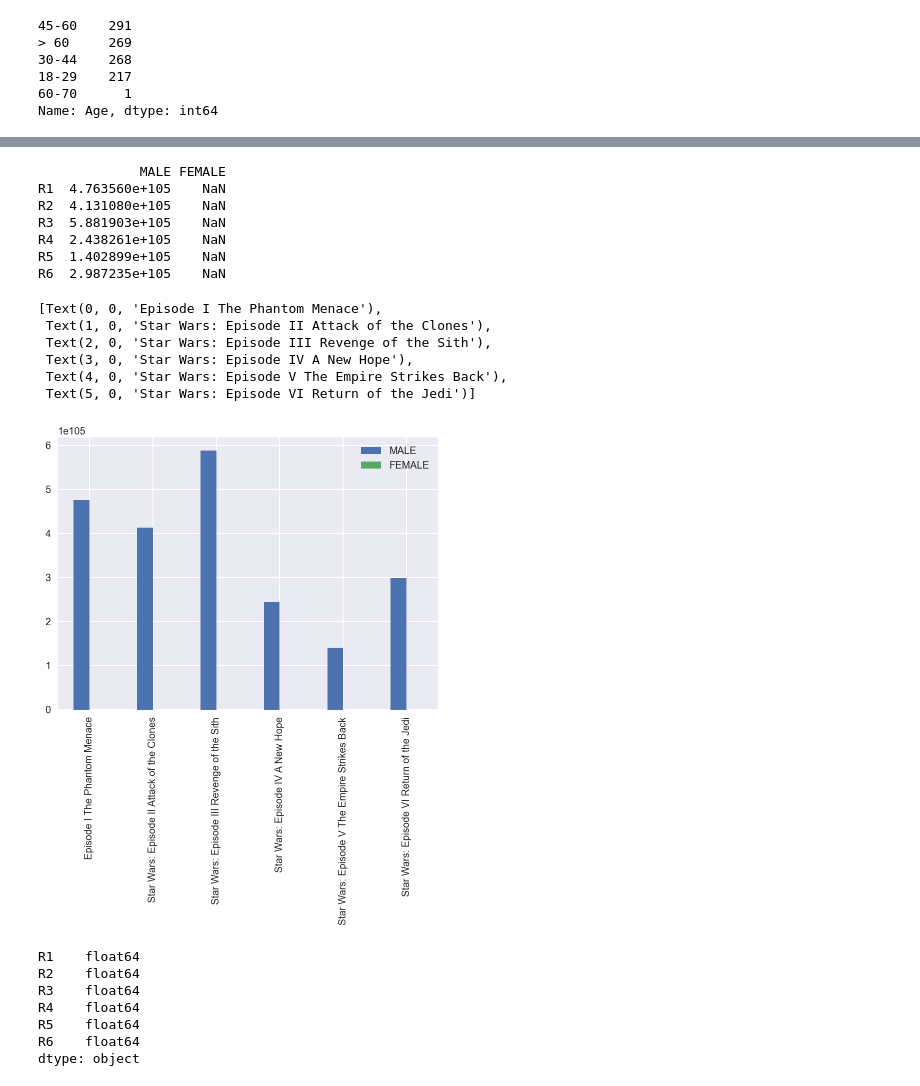
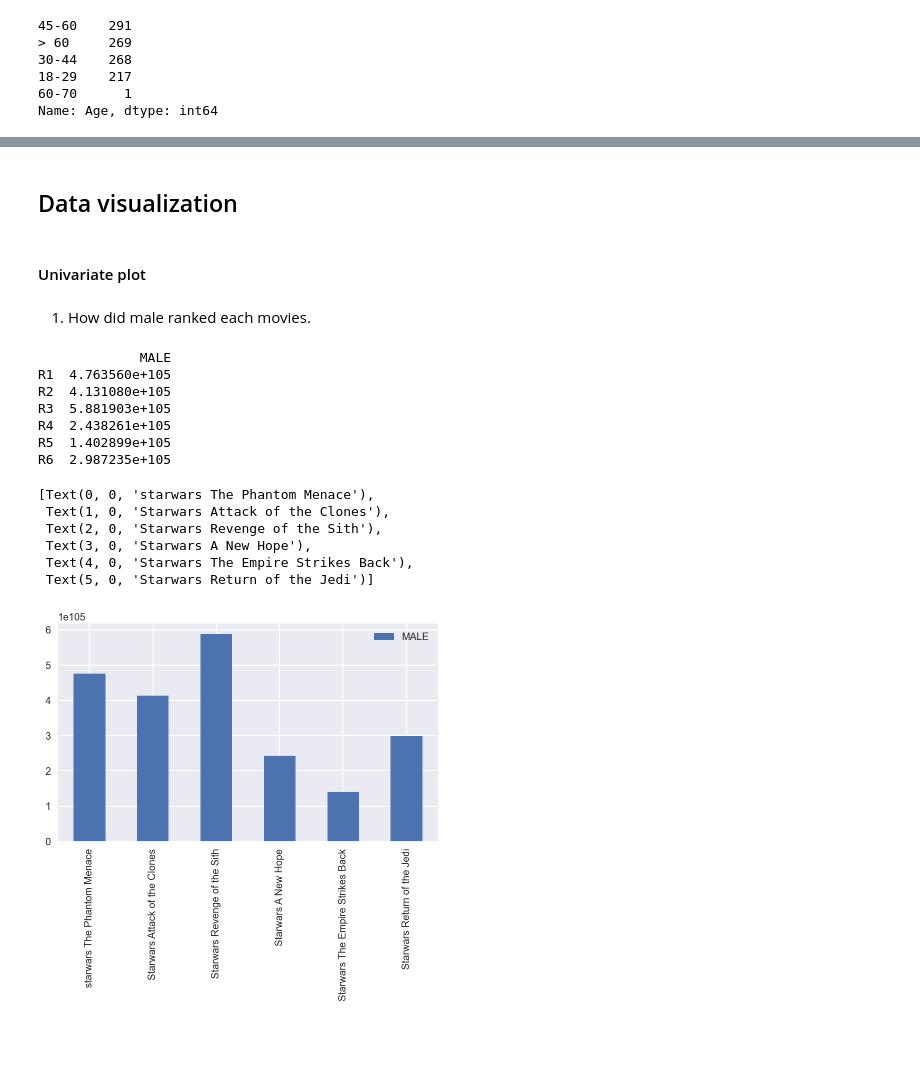
Before and after one commit to prashantt777/Machine-learning-Phase-1, a Jupyter notebook: Phase 1_prashant_S3790132.ipynb, the cells around one changed output, grey strips where cells are left out. Saved outputs shown, nothing was run; the diff lists cells and outputs as text; code cells hidden in the pictures; blank space fills up the shorter version.

```diff
--- a/Phase 1_prashant_S3790132.ipynb
+++ b/Phase 1_prashant_S3790132.ipynb
@@ -52,0 +266,2 @@ starwar=pd.read_csv('StarWars.csv',encoding='latin-1' )
+# %%
+starwar.drop(['RespondentID'],inplace = True, axis=1)
@@ -215,5 +400,4 @@
 # %%
-typos = {'YESS': 'Y',
-         'NOO':'N',
-         'F':'FEMALE'}
+typos = {'YESS': 'YES',
+         'NOO':'NO'}
 starwar[(starwar.select_dtypes(['object'])).columns] = starwar.select_dtypes(['object']).apply(lambda x: x.replace(typos))
@@ -342,12 +496,12 @@ dtype: int64
 # %%
-## Removing the nan in 'respondent ID' variable since it is having unique values. We only need rows in which 'respondent ID' is not null
+
 starwar.isnull().sum()
 starwar = starwar[pd.notnull(starwar['Have you seen any of the 6 films in the Star Wars franchise?'])]
 starwar = starwar[pd.notnull(starwar['Do you consider yourself to be a fan of the Star Wars film franchise?'])]
-#starwar = starwar[pd.notnull(starwar['Please rank the Star Wars films in order of preference with 1 being your favorite film in the franchise and 6 being your least favorite film.'])]
-#starwar = starwar[pd.notnull(starwar['R2'])]
-#starwar = starwar[pd.notnull(starwar['R3'])]
-#starwar = starwar[pd.notnull(starwar['Please state whether you view the following characters favorably, unfavorably, or are unfamiliar with him/her.'])]
+starwar = starwar[pd.notnull(starwar['R1'])]
+starwar = starwar[pd.notnull(starwar['R2'])]
+starwar = starwar[pd.notnull(starwar['R3'])]
+starwar = starwar[pd.notnull(starwar['F_Han Solo'])]
 starwar = starwar[pd.notnull(starwar['F_Luke Skywalker'])]
 starwar = starwar[pd.notnull(starwar['F_Princess Leia Organa'])]
 starwar = starwar[pd.notnull(starwar['F_Anakin Skywalker'])]
@@ -361,3 +515,4 @@ starwar = starwar[pd.notnull(starwar['F_R2 D2'])]
 starwar = starwar[pd.notnull(starwar['F_Jar Jar Binks'])]
 starwar = starwar[pd.notnull(starwar['F_Padme Amidala'])]
 starwar = starwar[pd.notnull(starwar['F_Yoda'])]
+starwar = starwar[pd.notnull(starwar['Are you familiar with the Expanded Universe?'])]
@@ -450,41 +584,35 @@ dtype: int64
+# %% [markdown]
+## Data visualization
+# %% [markdown]
+#### Univariate plot
+# %% [markdown]
+1. How did male ranked each movies.
 # %%
+
 males = starwar[starwar["Gender"] == "MALE"]
-females = starwar[starwar["Gender"] == "FEMALE" ]
 
-ranked_by_gender = pd.DataFrame({'MALE':males[males.columns[9:15]].mean(),
-                              'FEMALE':females[females.columns[9:15]].mean()})
-print(ranked_by_gender)
+ranked_gender = pd.DataFrame({'MALE':males[males.columns[8:15]].mean()})
+print(ranked_gender)
 
 
-fig = plt.figure(figsize=(15, 5))
+fig = plt.figure(figsize=(15, 4))
 s1 = fig.add_subplot(1, 2, 1)
-s1 = ranked_by_gender.plot(kind = 'bar' ,ax=s1)
-s1.set_xticklabels(['Episode I The Phantom Menace','Star Wars: Episode II Attack of the Clones','Star Wars: Episode III Revenge of the Sith','Star Wars: Episode IV A New Hope','Star Wars: Episode V The Empire Strikes Back',
-                'Star Wars: Episode VI Return of the Jedi'])
+s1 = ranked_gender.plot(kind = 'bar' ,ax=s1)
+color = list('rgbkymc')
+s1.set_xticklabels(['starwars The Phantom Menace','Starwars Attack of the Clones','Starwars Revenge of the Sith','Starwars A New Hope','Starwars The Empire Strikes Back',
+                'Starwars Return of the Jedi'])
 # %% [output]
-             MALE FEMALE
-R1  4.763560e+105    NaN
-R2  4.131080e+105    NaN
-R3  5.881903e+105    NaN
-R4  2.438261e+105    NaN
-R5  1.402899e+105    NaN
-R6  2.987235e+105    NaN
+             MALE
+R1  4.763560e+105
+R2  4.131080e+105
+R3  5.881903e+105
+R4  2.438261e+105
+R5  1.402899e+105
+R6  2.987235e+105
-[Text(0, 0, 'Episode I The Phantom Menace'),
- Text(1, 0, 'Star Wars: Episode II Attack of the Clones'),
- Text(2, 0, 'Star Wars: Episode III Revenge of the Sith'),
- Text(3, 0, 'Star Wars: Episode IV A New Hope'),
- Text(4, 0, 'Star Wars: Episode V The Empire Strikes Back'),
- Text(5, 0, 'Star Wars: Episode VI Return of the Jedi')]
+[Text(0, 0, 'starwars The Phantom Menace'),
+ Text(1, 0, 'Starwars Attack of the Clones'),
+ Text(2, 0, 'Starwars Revenge of the Sith'),
+ Text(3, 0, 'Starwars A New Hope'),
+ Text(4, 0, 'Starwars The Empire Strikes Back'),
+ Text(5, 0, 'Starwars Return of the Jedi')]
-[figure, old version]
+[figure, new version]
-# %%
-# converting string type to float type for ranking columns.
-starwar[starwar.columns[9:15]] = starwar[starwar.columns[9:15]].astype(float)
-starwar[starwar.columns[9:15]].dtypes
-# %% [output]
-R1    float64
-R2    float64
-R3    float64
-R4    float64
-R5    float64
-R6    float64
-dtype: object
```
Also changed, not shown: parts of 105 cells of this notebook.
